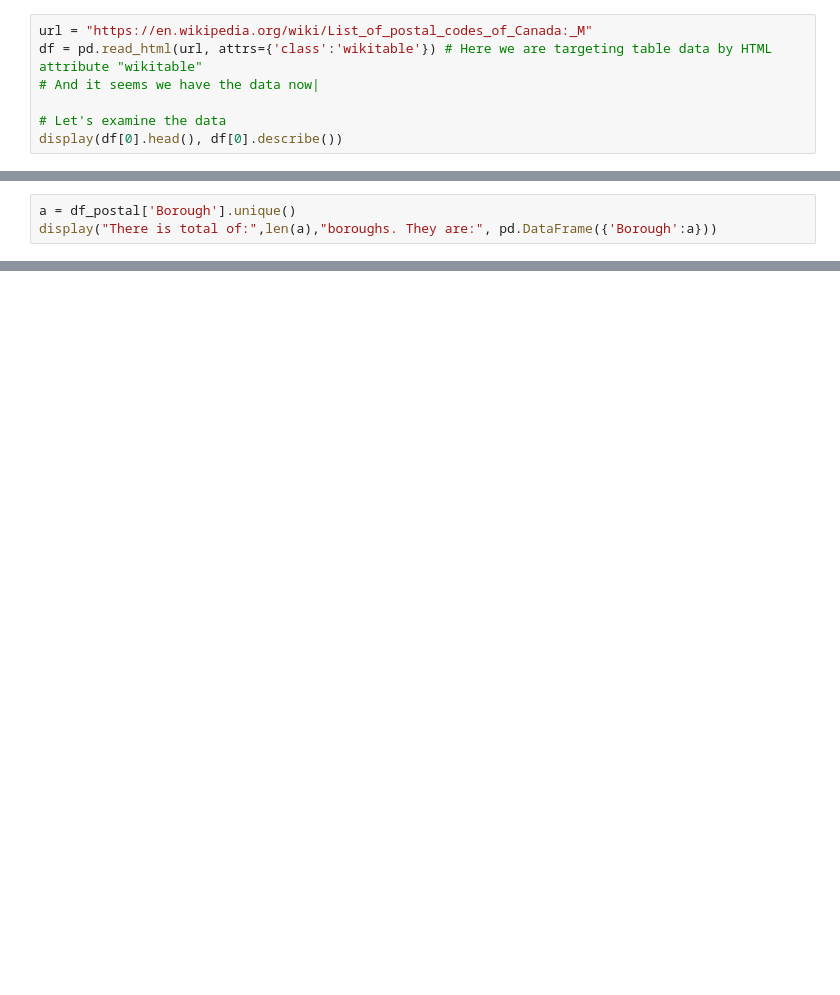
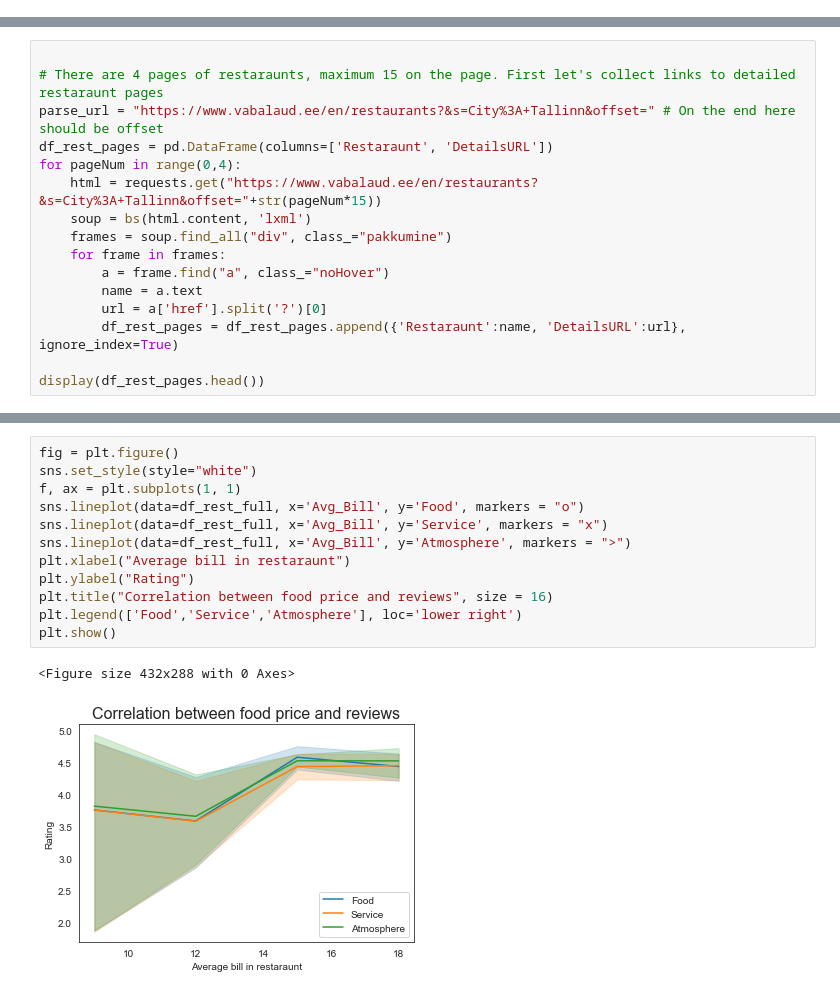
Before and after one commit to Acent0r/Coursera_Capstone, a Jupyter notebook: main.ipynb, the cells around one changed output, grey strips where cells are left out. Drawn from its saved outputs; the diff is of its cells as text; blank space fills up the shorter version.

```diff
--- a/main.ipynb
+++ b/main.ipynb
@@ -22,7 +0,0 @@ Let's import this data via pandas
-# %%
-url = "https://en.wikipedia.org/wiki/List_of_postal_codes_of_Canada:_M"
-df = pd.read_html(url, attrs={'class':'wikitable'}) # Here we are targeting table data by HTML attribute "wikitable"
-# And it seems we have the data now|
-
-# Let's examine the data
-display(df[0].head(), df[0].describe())
@@ -161,3 +0,0 @@ map_ca
-# %%
-a = df_postal['Borough'].unique()
-display("There is total of:",len(a),"boroughs. They are:", pd.DataFrame({'Borough':a}))
@@ -274,0 +50,16 @@ Ilya Smelyanskiy
+# %%
+
+# There are 4 pages of restaraunts, maximum 15 on the page. First let's collect links to detailed restaraunt pages
+parse_url = "https://www.vabalaud.ee/en/restaurants?&s=City%3A+Tallinn&offset=" # On the end here should be offset
+df_rest_pages = pd.DataFrame(columns=['Restaraunt', 'DetailsURL'])
+for pageNum in range(0,4):
+    html = requests.get("https://www.vabalaud.ee/en/restaurants?&s=City%3A+Tallinn&offset="+str(pageNum*15))
+    soup = bs(html.content, 'lxml')
+    frames = soup.find_all("div", class_="pakkumine")
+    for frame in frames:
+        a = frame.find("a", class_="noHover")
+        name = a.text
+        url = a['href'].split('?')[0]
+        df_rest_pages = df_rest_pages.append({'Restaraunt':name, 'DetailsURL':url}, ignore_index=True)
+
+display(df_rest_pages.head())
@@ -274,0 +166,15 @@ Ilya Smelyanskiy
+# %%
+fig = plt.figure()
+sns.set_style(style="white")
+f, ax = plt.subplots(1, 1)
+sns.lineplot(data=df_rest_full, x='Avg_Bill', y='Food', markers = "o")
+sns.lineplot(data=df_rest_full, x='Avg_Bill', y='Service', markers = "x")
+sns.lineplot(data=df_rest_full, x='Avg_Bill', y='Atmosphere', markers = ">")
+plt.xlabel("Average bill in restaraunt")
+plt.ylabel("Rating")
+plt.title("Correlation between food price and reviews", size = 16)
+plt.legend(['Food','Service','Atmosphere'], loc='lower right')
+plt.show()
+# %% [output]
+<Figure size 432x288 with 0 Axes>
+[figure, added]
```
Also changed, not shown: parts of 90 cells of this notebook, 11 other files.
